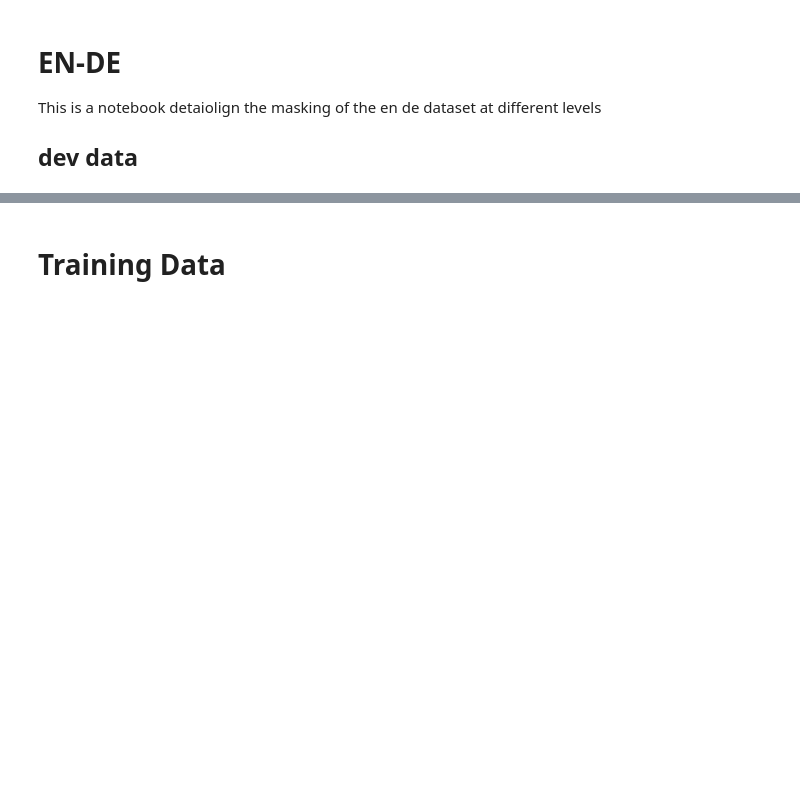
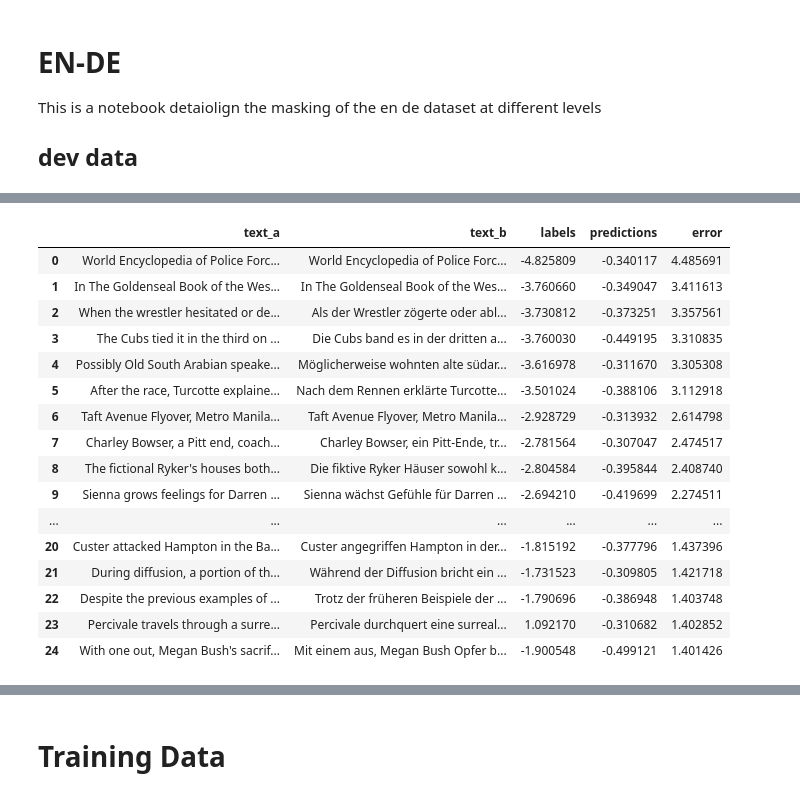
Before and after one commit to reidya3/Shared_task_wmt_2020, a Jupyter notebook: notebooks/masked different levels.ipynb, the cells around one changed output, grey strips where cells are left out. Saved outputs shown, nothing was run; the diff lists cells and outputs as text; code cells hidden in the pictures; blank space fills up the shorter version.

```diff
--- a/notebooks/masked different levels.ipynb
+++ b/notebooks/masked different levels.ipynb
@@ -114,8 +142,26 @@ result_dev
 # %%
 result_dev = result_dev.sort_values(by=["error"],ascending=False)
-result_dev = result_dev.head(50)
+result_dev = result_dev.head(10)
 result_dev.reset_index(inplace=True,drop=True)
 result_dev
+# %% [output]
+|  | text_a | text_b | labels | predictions | error |
+| 0 | World Encyclopedia of Police Forc... | World Encyclopedia of Police Forc... | -4.825809 | -0.340117 | 4.485691 |
+| 1 | In The Goldenseal Book of the Wes... | In The Goldenseal Book of the Wes... | -3.760660 | -0.349047 | 3.411613 |
+| 2 | When the wrestler hesitated or de... | Als der Wrestler zögerte oder abl... | -3.730812 | -0.373251 | 3.357561 |
+| 3 | The Cubs tied it in the third on ... | Die Cubs band es in der dritten a... | -3.760030 | -0.449195 | 3.310835 |
+| 4 | Possibly Old South Arabian speake... | Möglicherweise wohnten alte südar... | -3.616978 | -0.311670 | 3.305308 |
+| 5 | After the race, Turcotte explaine... | Nach dem Rennen erklärte Turcotte... | -3.501024 | -0.388106 | 3.112918 |
+| 6 | Taft Avenue Flyover, Metro Manila... | Taft Avenue Flyover, Metro Manila... | -2.928729 | -0.313932 | 2.614798 |
+| 7 | Charley Bowser, a Pitt end, coach... | Charley Bowser, ein Pitt-Ende, tr... | -2.781564 | -0.307047 | 2.474517 |
+| 8 | The fictional Ryker's houses both... | Die fiktive Ryker Häuser sowohl k... | -2.804584 | -0.395844 | 2.408740 |
+| 9 | Sienna grows feelings for Darren ... | Sienna wächst Gefühle für Darren ... | -2.694210 | -0.419699 | 2.274511 |
+| ... | ... | ... | ... | ... | ... |
+| 20 | Custer attacked Hampton in the Ba... | Custer angegriffen Hampton in der... | -1.815192 | -0.377796 | 1.437396 |
+| 21 | During diffusion, a portion of th... | Während der Diffusion bricht ein ... | -1.731523 | -0.309805 | 1.421718 |
+| 22 | Despite the previous examples of ... | Trotz der früheren Beispiele der ... | -1.790696 | -0.386948 | 1.403748 |
+| 23 | Percivale travels through a surre... | Percivale durchquert eine surreal... | 1.092170 | -0.310682 | 1.402852 |
+| 24 | With one out, Megan Bush's sacrif... | Mit einem aus, Megan Bush Opfer b... | -1.900548 | -0.499121 | 1.401426 |
 # %%
 maskd_df = pd.DataFrame()
 for index, text in result_dev["text_a"].items():
```
Also changed, not shown: parts of 8 cells of this notebook, 4 other files.
